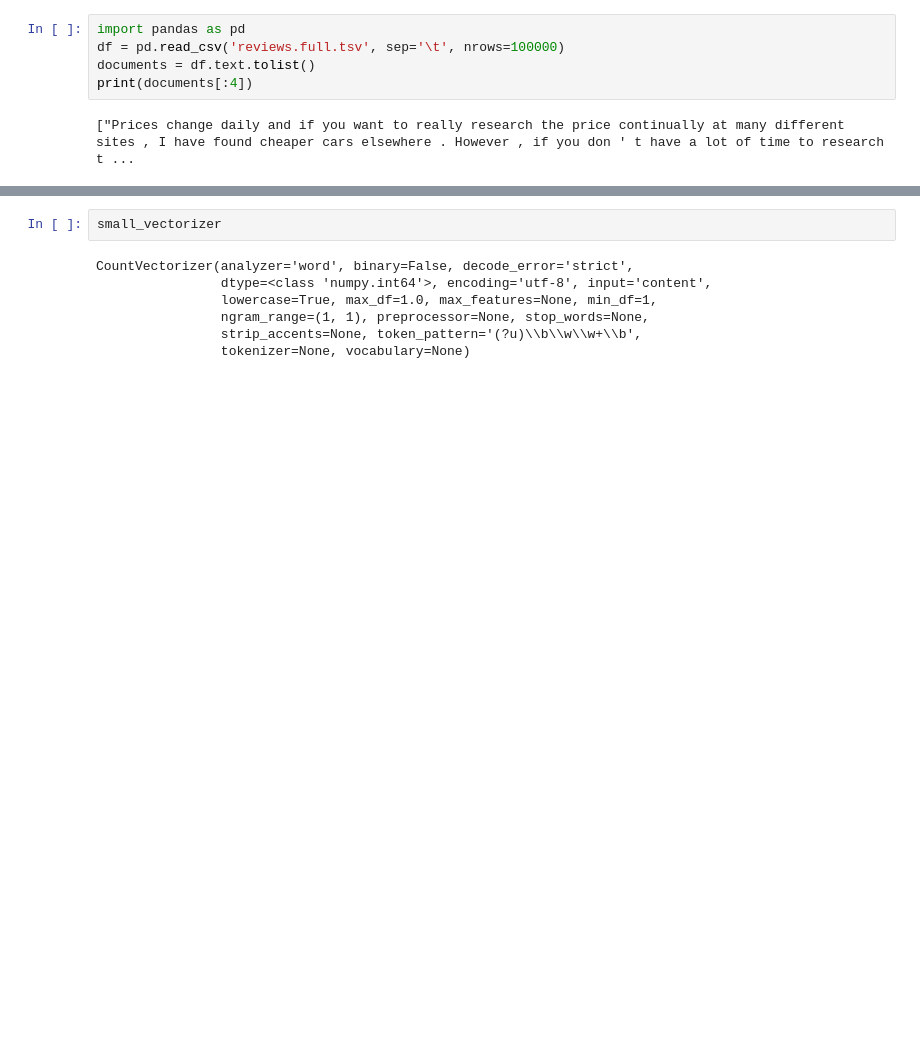
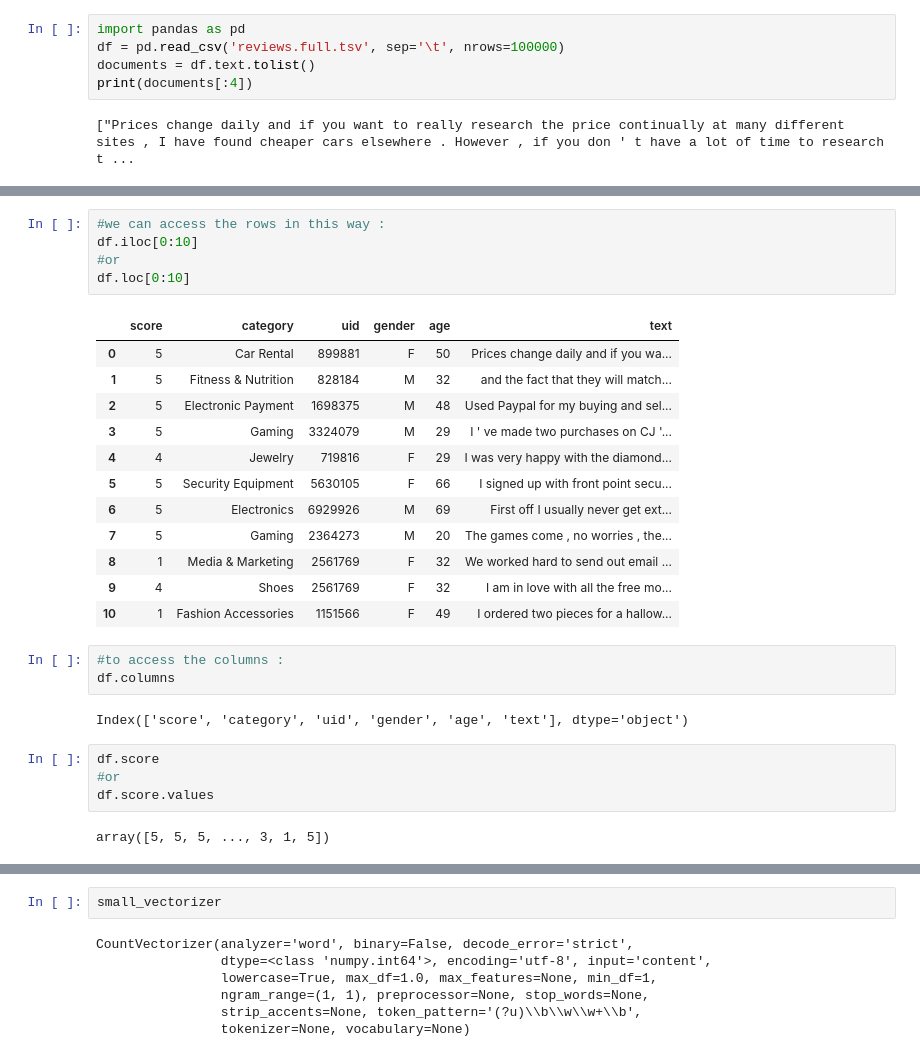
Before and after one commit to AzzaAbdelGhani/Natural_Language_Processing, a Jupyter notebook: Labs/2_Representations.ipynb, the cells around one changed output, grey strips where cells are left out. Saved outputs shown, nothing was run; the diff lists cells and outputs as text; blank space fills up the shorter version.

```diff
--- a/Labs/2_Representations.ipynb
+++ b/Labs/2_Representations.ipynb
@@ -36,0 +52,29 @@ print(documents[:4])
+# %%
+#we can access the rows in this way :
+df.iloc[0:10]
+#or
+df.loc[0:10]
+# %% [output]
+|  | score | category | uid | gender | age | text |
+| 0 | 5 | Car Rental | 899881 | F | 50 | Prices change daily and if you wa... |
+| 1 | 5 | Fitness & Nutrition | 828184 | M | 32 | and the fact that they will match... |
+| 2 | 5 | Electronic Payment | 1698375 | M | 48 | Used Paypal for my buying and sel... |
+| 3 | 5 | Gaming | 3324079 | M | 29 | I ' ve made two purchases on CJ '... |
+| 4 | 4 | Jewelry | 719816 | F | 29 | I was very happy with the diamond... |
+| 5 | 5 | Security Equipment | 5630105 | F | 66 | I signed up with front point secu... |
+| 6 | 5 | Electronics | 6929926 | M | 69 | First off I usually never get ext... |
+| 7 | 5 | Gaming | 2364273 | M | 20 | The games come , no worries , the... |
+| 8 | 1 | Media & Marketing | 2561769 | F | 32 | We worked hard to send out email ... |
+| 9 | 4 | Shoes | 2561769 | F | 32 | I am in love with all the free mo... |
+| 10 | 1 | Fashion Accessories | 1151566 | F | 49 | I ordered two pieces for a hallow... |
+# %%
+#to access the columns :
+df.columns
+# %% [output]
+Index(['score', 'category', 'uid', 'gender', 'age', 'text'], dtype='object')
+# %%
+df.score
+#or
+df.score.values
+# %% [output]
+array([5, 5, 5, ..., 3, 1, 5])
```
Also changed, not shown: parts of 53 cells of this notebook.
